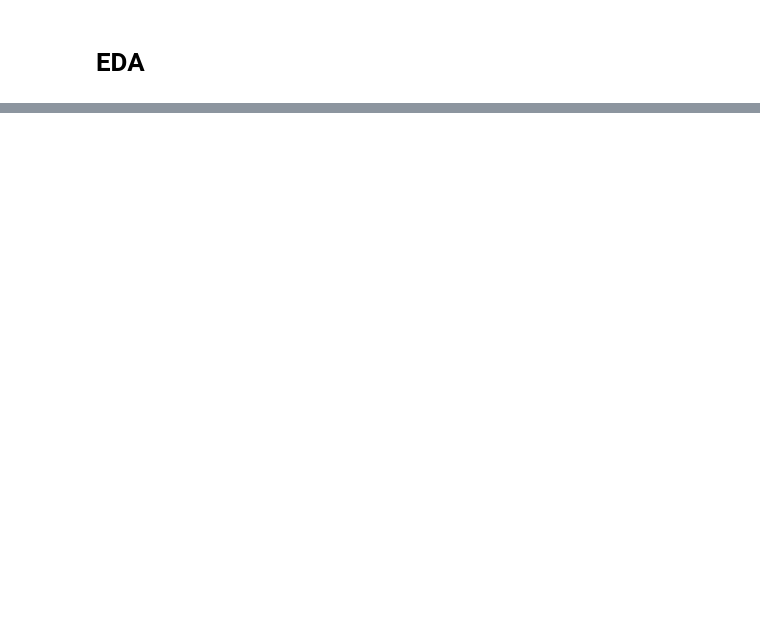
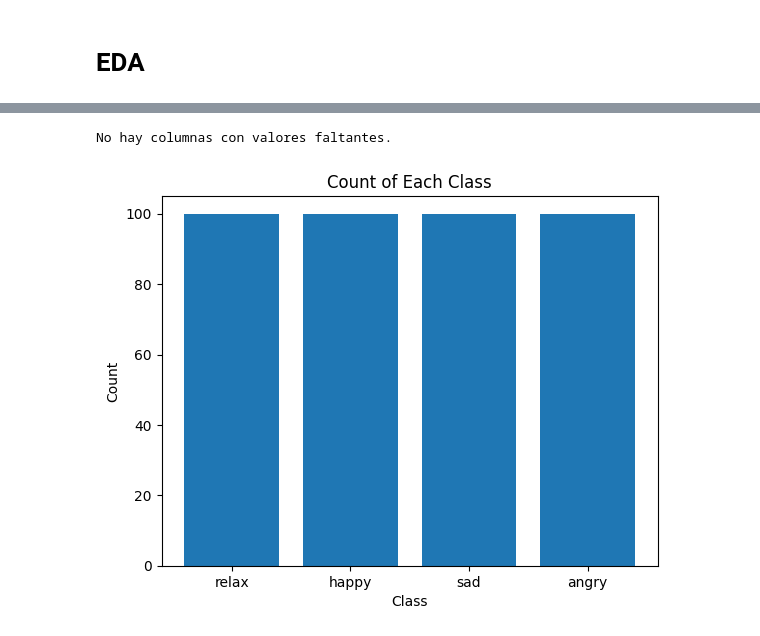
Before and after one commit to isak792/mlops_team_20, a Jupyter notebook: notebooks/2.0-zpgj-eda.ipynb, the cells around one changed output, grey strips where cells are left out. Saved outputs shown, nothing was run; the diff lists cells and outputs as text; code cells hidden in the pictures; blank space fills up the shorter version.

```diff
--- a/notebooks/2.0-zpgj-eda.ipynb
+++ b/notebooks/2.0-zpgj-eda.ipynb
@@ -380,0 +18,4 @@ for feature in high_kurtosis_features:
+# %%
+dh = DataHandler()
+# %%
+df = dh.load_data('/data/raw/Acoustic Features.csv')
@@ -380,0 +85,13 @@ for feature in high_kurtosis_features:
+# %%
+# Buscar valores faltantes
+analyzer = MissingValueAnalyzer(df)
+analyzer.display_missing_columns()
+# %% [output]
+No hay columnas con valores faltantes.
+# %%
+# Graficar cada clase de emociones
+plotter = ClassPlotter(df, 'Class')
+plotter.count_classes()
+plotter.plot_classes()
+# %% [output]
+[figure, added]
```
Also changed, not shown: parts of 23 cells of this notebook, 3 other files.
